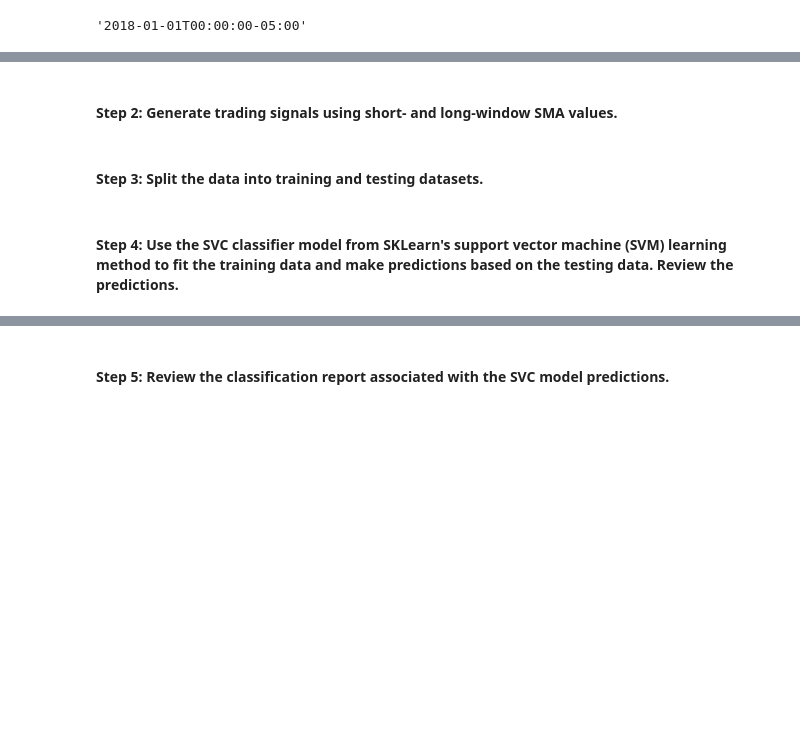
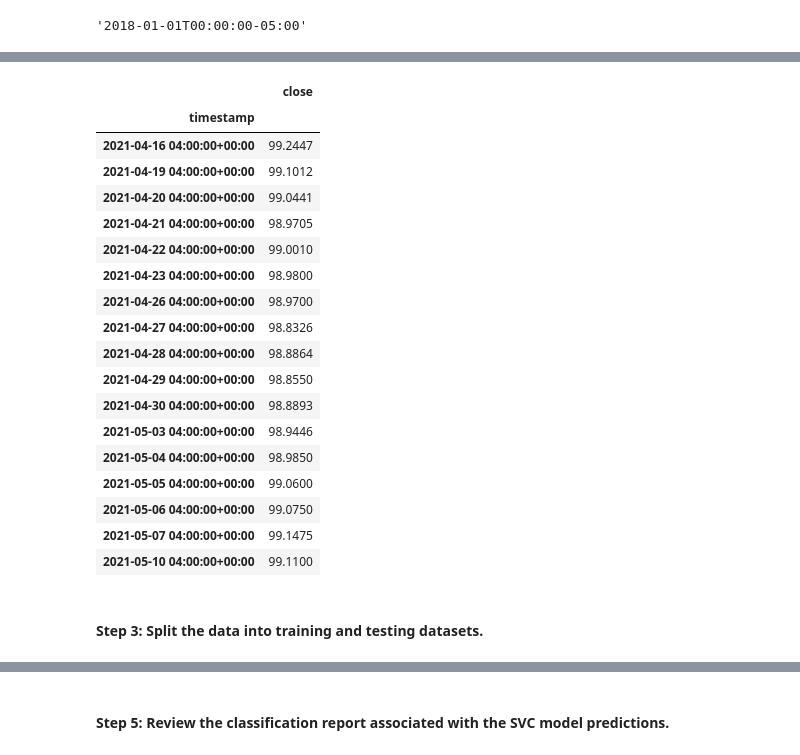
Before and after one commit to pwilli23/Crypto_Sentiment_Analyzer, a Jupyter notebook: Crypto_Analyzer.ipynb, the cells around one changed output, grey strips where cells are left out. Drawn from its saved outputs; the diff is of its cells as text; code cells hidden in the pictures; blank space fills up the shorter version.

```diff
--- a/Crypto_Analyzer.ipynb
+++ b/Crypto_Analyzer.ipynb
@@ -103,2 +109,0 @@ prices_df.head(100)
-# %% [markdown]
-#### Step 2: Generate trading signals using short- and long-window SMA values.
@@ -105,4 +112,24 @@ prices_df.head(100)
+# %%
+project_df
+# %% [output]
+|  | close |
+| timestamp |  |
+| 2021-04-16 04:00:00+00:00 | 99.2447 |
+| 2021-04-19 04:00:00+00:00 | 99.1012 |
+| 2021-04-20 04:00:00+00:00 | 99.0441 |
+| 2021-04-21 04:00:00+00:00 | 98.9705 |
+| 2021-04-22 04:00:00+00:00 | 99.0010 |
+| 2021-04-23 04:00:00+00:00 | 98.9800 |
+| 2021-04-26 04:00:00+00:00 | 98.9700 |
+| 2021-04-27 04:00:00+00:00 | 98.8326 |
+| 2021-04-28 04:00:00+00:00 | 98.8864 |
+| 2021-04-29 04:00:00+00:00 | 98.8550 |
+| 2021-04-30 04:00:00+00:00 | 98.8893 |
+| 2021-05-03 04:00:00+00:00 | 98.9446 |
+| 2021-05-04 04:00:00+00:00 | 98.9850 |
+| 2021-05-05 04:00:00+00:00 | 99.0600 |
+| 2021-05-06 04:00:00+00:00 | 99.0750 |
+| 2021-05-07 04:00:00+00:00 | 99.1475 |
+| 2021-05-10 04:00:00+00:00 | 99.1100 |
 # %% [markdown]
  #### Step 3: Split the data into training and testing datasets.
-# %% [markdown]
-#### Step 4: Use the SVC classifier model from SKLearn's support vector machine (SVM) learning method to fit the training data and make predictions based on the testing data. Review the predictions.
```
Also changed, not shown: parts of 25 cells of this notebook.
